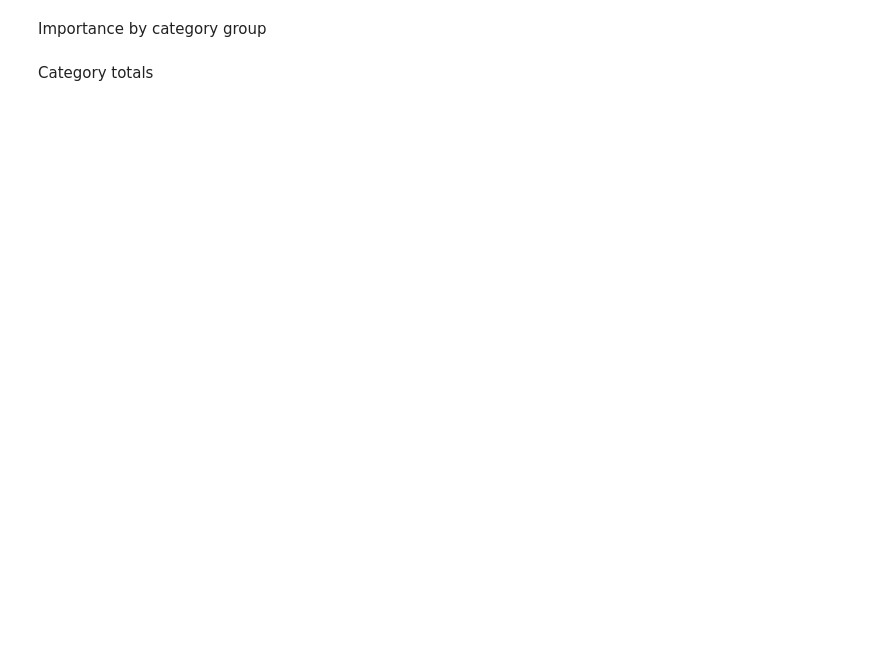
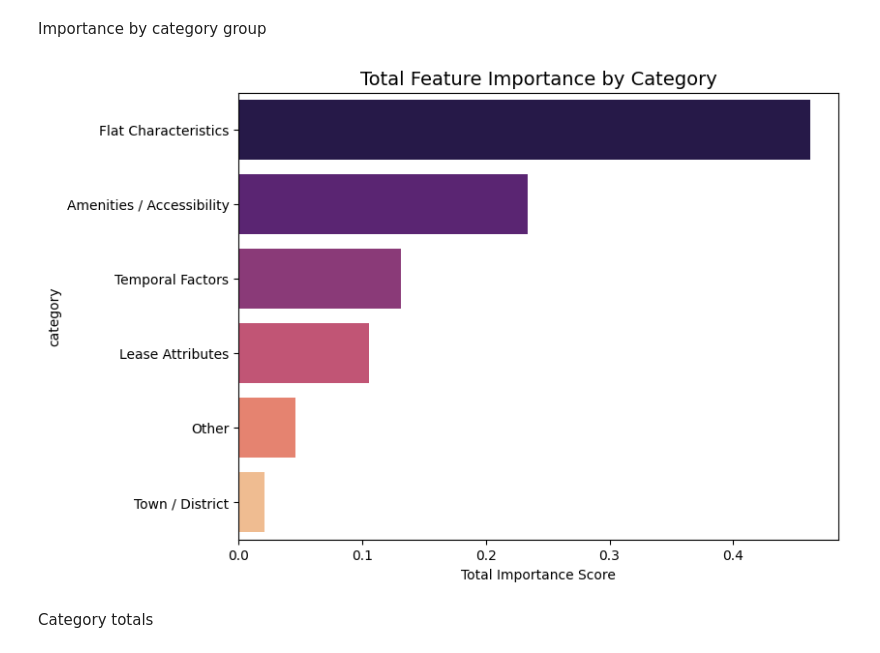
Before and after one commit to dehryl/DAA-Group-2-Internal-Project, a Jupyter notebook: EDA_Post_ML.ipynb, the cells around one changed output. Saved outputs shown, nothing was run; the diff lists cells and outputs as text; code cells hidden in the pictures; blank space fills up the shorter version.

```diff
--- a/EDA_Post_ML.ipynb
+++ b/EDA_Post_ML.ipynb
@@ -39,22 +63,41 @@ Distribution of feature importances
 # %% [markdown]
 Importance by category group
 # %%
-df_imp['Category'] = df_imp['feature'].apply(lambda x:
-    'Amenities' if 'dist' in x or 'mall' in x or 'mrt' in x else
-    'Flat characteristics' if 'flat' in x or 'floor' in x else
-    'Lease attributes' if 'lease' in x else
-    'Town/district effects' if 'town' in x else
-    'Other'
-)
+# Create simple feature categories based on naming patterns
+def assign_category(x):
+    x = x.lower()
+    if 'dist' in x or 'cbd' in x or 'mall' in x or 'mrt' in x:
+        return 'Amenities / Accessibility'
+    elif 'flat' in x or 'floor' in x or 'sq' in x:
+        return 'Flat Characteristics'
+    elif 'lease' in x or 'commence' in x:
+        return 'Lease Attributes'
+    elif 'town' in x:
+        return 'Town / District'
+    elif 'year' in x:
+        return 'Temporal Factors'
+    else:
+        return 'Other'
 
+df_imp['category'] = df_imp['feature'].apply(assign_category)
+
+# Group importance scores by category
 df_group = df_imp.groupby('category')['importance'].sum().sort_values(ascending=False)
-df_group
 
 plt.figure(figsize=(8,6))
-sns.barplot(x=df_group.values, y=df_group.index, palette="magma")
-plt.title("Total Feature Importance by Category")
+sns.barplot(
+    x=df_group.values,
+    y=df_group.index,
+    hue=df_group.index,
+    dodge=False,
+    legend=False,
+    palette="magma"
+)
+plt.title("Total Feature Importance by Category", fontsize=14)
 plt.xlabel("Total Importance Score")
 plt.show()
+# %% [output]
+[figure, added]
 # %% [markdown]
 Category totals
 # %%
```
Also changed, not shown: parts of 11 cells of this notebook, 2 other files.
